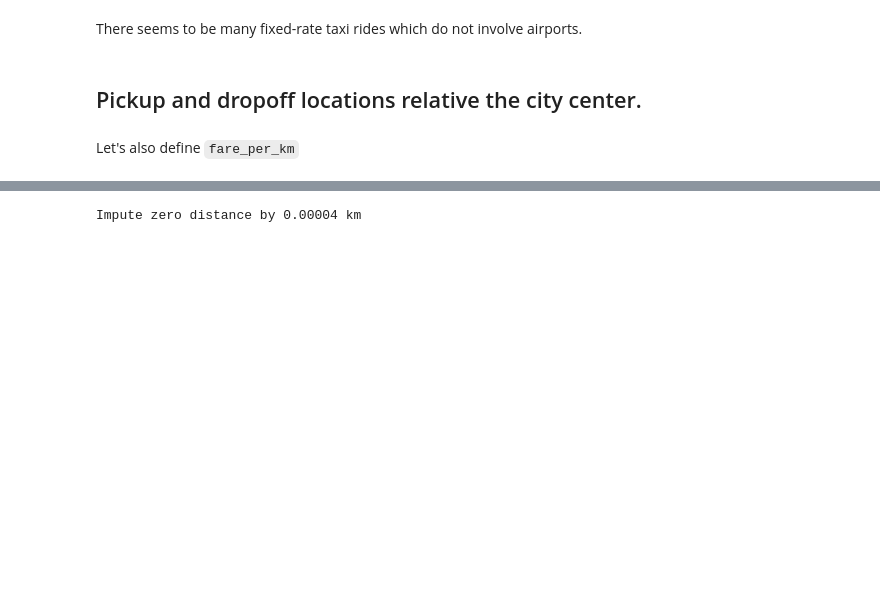
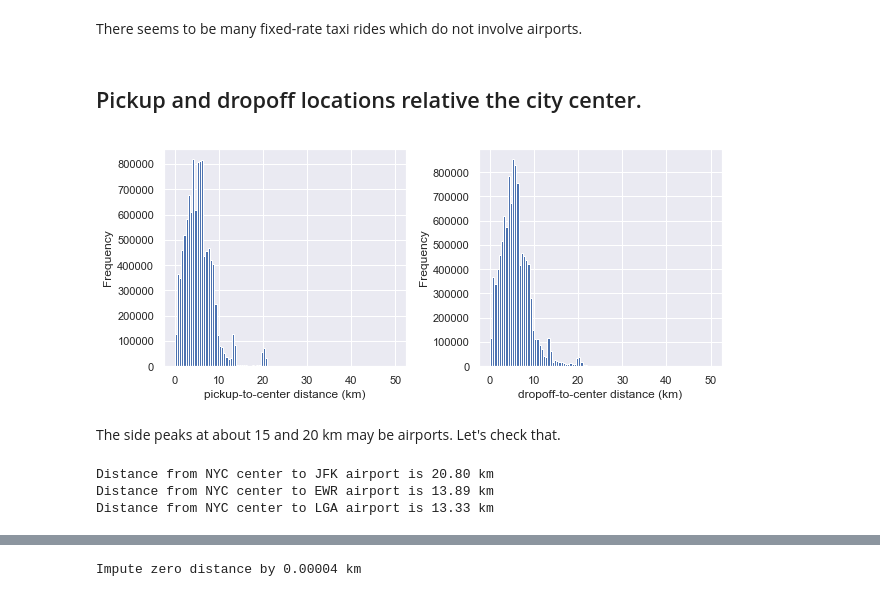
Before and after one commit to nguyentrunghai/Kaggle_projects, a Jupyter notebook: New_York_City_Taxi_Fare/data_cleaning.ipynb, the cells around one changed output, grey strips where cells are left out. Cells and saved outputs as stored; diff of their text form; code cells hidden in the pictures; blank space fills up the shorter version.

```diff
--- a/New_York_City_Taxi_Fare/data_cleaning.ipynb
+++ b/New_York_City_Taxi_Fare/data_cleaning.ipynb
@@ -857,5 +863,32 @@ train_df["pickup_to_center_dist"] = distance(NYC_LON, NYC_LAT,
 
 train_df["dropoff_to_center_dist"] = distance(NYC_LON, NYC_LAT,
                                               train_df["dropoff_longitude"], train_df["dropoff_latitude"])
-# %% [markdown]
-Let's also define `fare_per_km`
+# %%
+df_tmp = train_df[train_df["pickup_to_center_dist"] < 50].sample(frac=0.2, random_state=210)
+
+fig, ax = plt.subplots(nrows=1, ncols=2, figsize=(10, 4))
+plt.subplots_adjust(wspace=0.3)
+
+df_tmp["pickup_to_center_dist"].plot(kind="hist", bins=100, ax=ax[0])
+ax[0].set_xlabel("pickup-to-center distance (km)")
+del df_tmp
+
+df_tmp = train_df[train_df["dropoff_to_center_dist"] < 50].sample(frac=0.2, random_state=210)
+
+df_tmp["dropoff_to_center_dist"].plot(kind="hist", bins=100, ax=ax[1])
+ax[1].set_xlabel("dropoff-to-center distance (km)")
+del df_tmp
+# %% [output]
+[figure, added]
+# %% [markdown]
+The side peaks at about 15 and 20 km may be airports. Let's check that.
+# %%
+print("Distance from NYC center to JFK airport is %0.2f km" % distance(NYC_LON, NYC_LAT, JFK_LON, JFK_LAT))
+
+print("Distance from NYC center to EWR airport is %0.2f km" % distance(NYC_LON, NYC_LAT, EWR_LON, EWR_LAT))
+
+print("Distance from NYC center to LGA airport is %0.2f km" % distance(NYC_LON, NYC_LAT, LGA_LON, LGA_LAT))
+# %% [output]
+Distance from NYC center to JFK airport is 20.80 km
+Distance from NYC center to EWR airport is 13.89 km
+Distance from NYC center to LGA airport is 13.33 km
```
Also changed, not shown: parts of 50 cells of this notebook.
